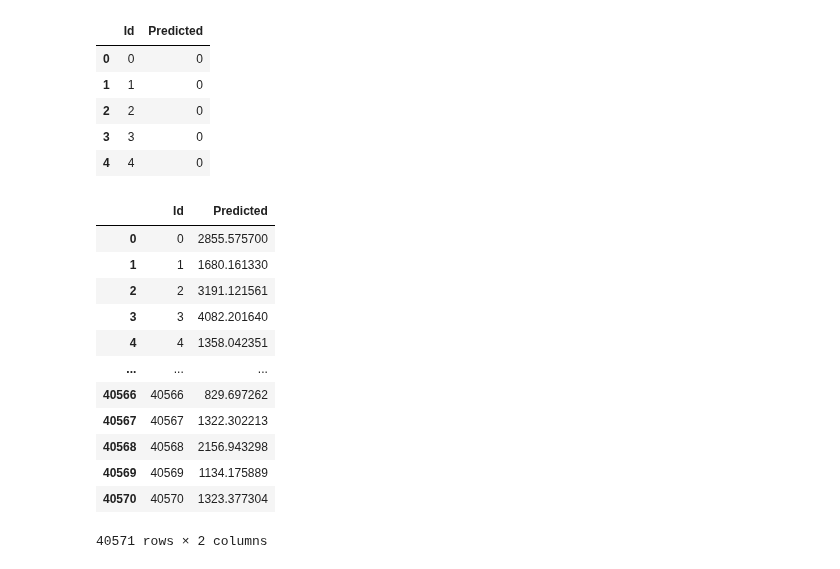
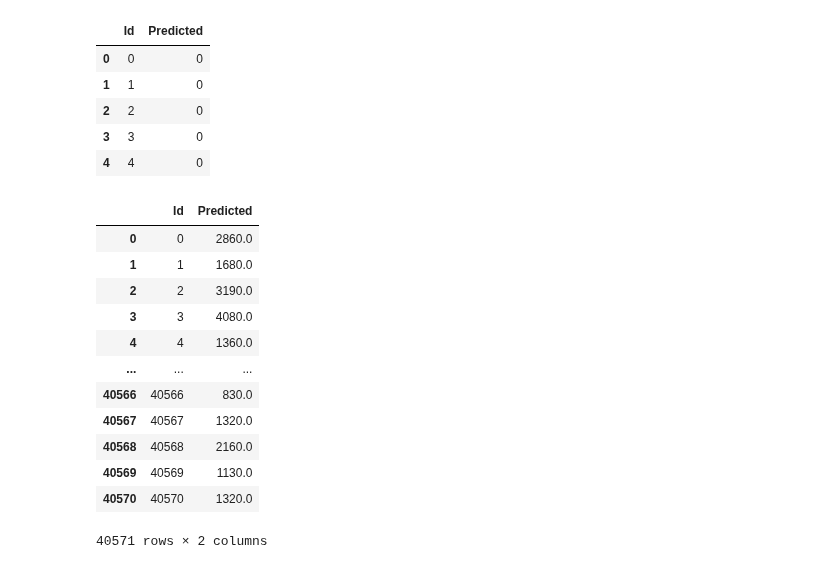
Before and after one commit to dlwls22/Hyundai_DT, a Jupyter notebook: CNC2.ipynb, the cells around one changed output. Drawn from its saved outputs; the diff is of its cells as text; code cells hidden in the pictures.

```diff
--- a/CNC2.ipynb
+++ b/CNC2.ipynb
@@ -593,23 +593,23 @@ submit.head()
 | 4 | 4 | 0 |
 # %%
 final_predictions = np.expm1(final_predictions_y1) + np.expm1(final_predictions_y2)
-
+final_predictions = np.round(final_predictions / 10) * 10
 
 submit.iloc[:, 1] = final_predictions
 
 submit
 # %% [output]
 |  | Id | Predicted |
-| 0 | 0 | 2855.575700 |
-| 1 | 1 | 1680.161330 |
-| 2 | 2 | 3191.121561 |
-| 3 | 3 | 4082.201640 |
-| 4 | 4 | 1358.042351 |
+| 0 | 0 | 2860.0 |
+| 1 | 1 | 1680.0 |
+| 2 | 2 | 3190.0 |
+| 3 | 3 | 4080.0 |
+| 4 | 4 | 1360.0 |
 | ... | ... | ... |
-| 40566 | 40566 | 829.697262 |
-| 40567 | 40567 | 1322.302213 |
-| 40568 | 40568 | 2156.943298 |
-| 40569 | 40569 | 1134.175889 |
-| 40570 | 40570 | 1323.377304 |
+| 40566 | 40566 | 830.0 |
+| 40567 | 40567 | 1320.0 |
+| 40568 | 40568 | 2160.0 |
+| 40569 | 40569 | 1130.0 |
+| 40570 | 40570 | 1320.0 |
 40571 rows × 2 columns
 # %%
```
Also changed, not shown: parts of 2 cells of this notebook.
